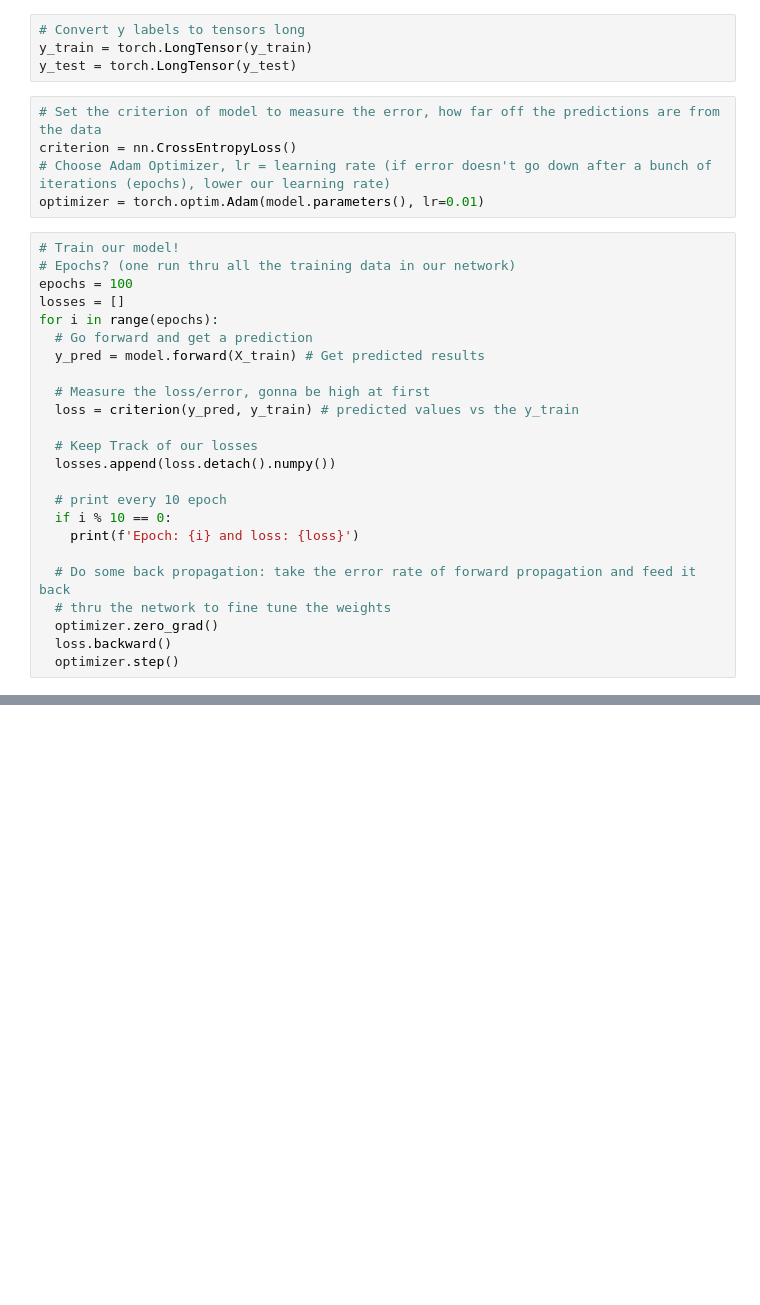
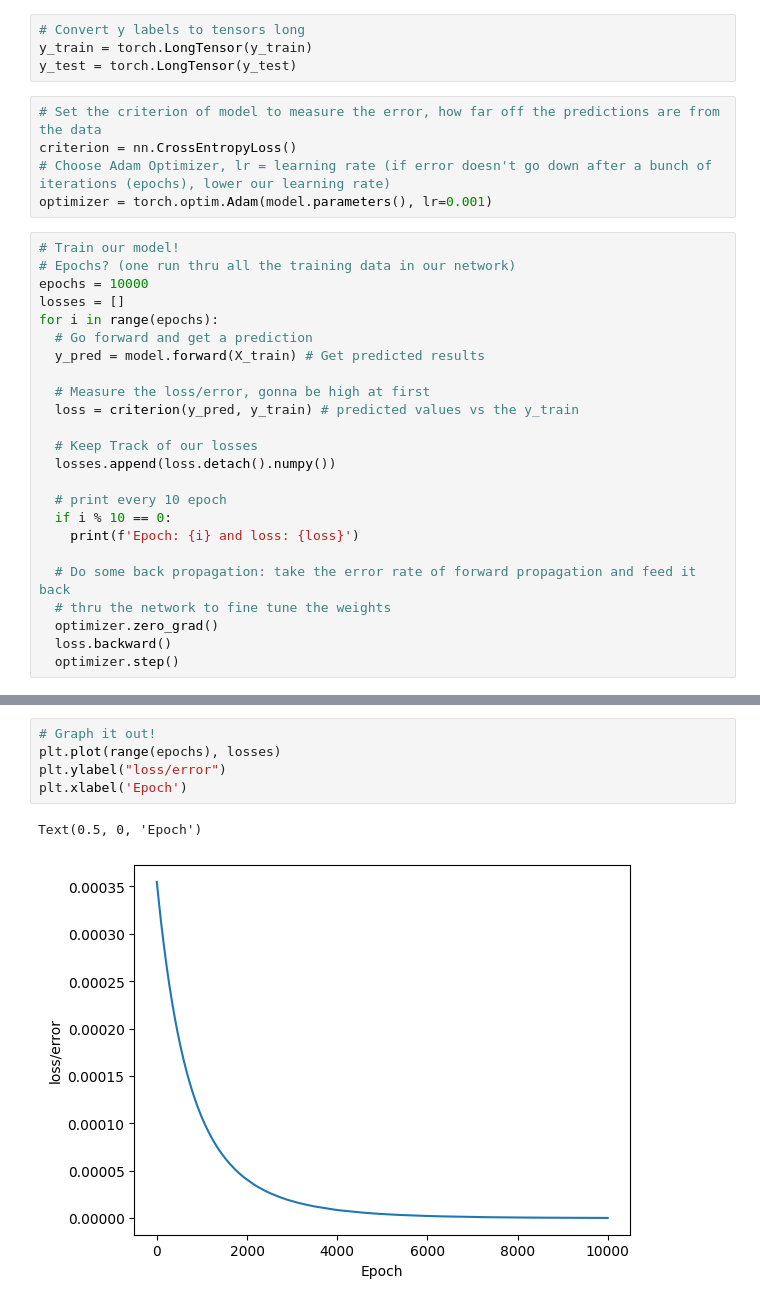
Before and after one commit to aakashagg/Neural-Network, a Jupyter notebook: nn.ipynb, the cells around one changed output, grey strips where cells are left out. Drawn from its saved outputs; the diff is of its cells as text; blank space fills up the shorter version.

Commit message:
the graph

```diff
--- a/nn.ipynb
+++ b/nn.ipynb
@@ -118,11 +118,11 @@ y_test = torch.LongTensor(y_test)
 # Set the criterion of model to measure the error, how far off the predictions are from the data
 criterion = nn.CrossEntropyLoss()
 # Choose Adam Optimizer, lr = learning rate (if error doesn't go down after a bunch of iterations (epochs), lower our learning rate)
-optimizer = torch.optim.Adam(model.parameters(), lr=0.01)
+optimizer = torch.optim.Adam(model.parameters(), lr=0.001)
 # %%
 # Train our model!
 # Epochs? (one run thru all the training data in our network)
-epochs = 100
+epochs = 10000
 losses = []
 for i in range(epochs):
   # Go forward and get a prediction
@@ -156,0 +164,8 @@ Epoch: 90 and loss: 0.06522613018751144
+# %%
+# Graph it out!
+plt.plot(range(epochs), losses)
+plt.ylabel("loss/error")
+plt.xlabel('Epoch')
+# %% [output]
+Text(0.5, 0, 'Epoch')
+[figure, added]
```
Also changed, not shown: parts of 1 cell of this notebook.
